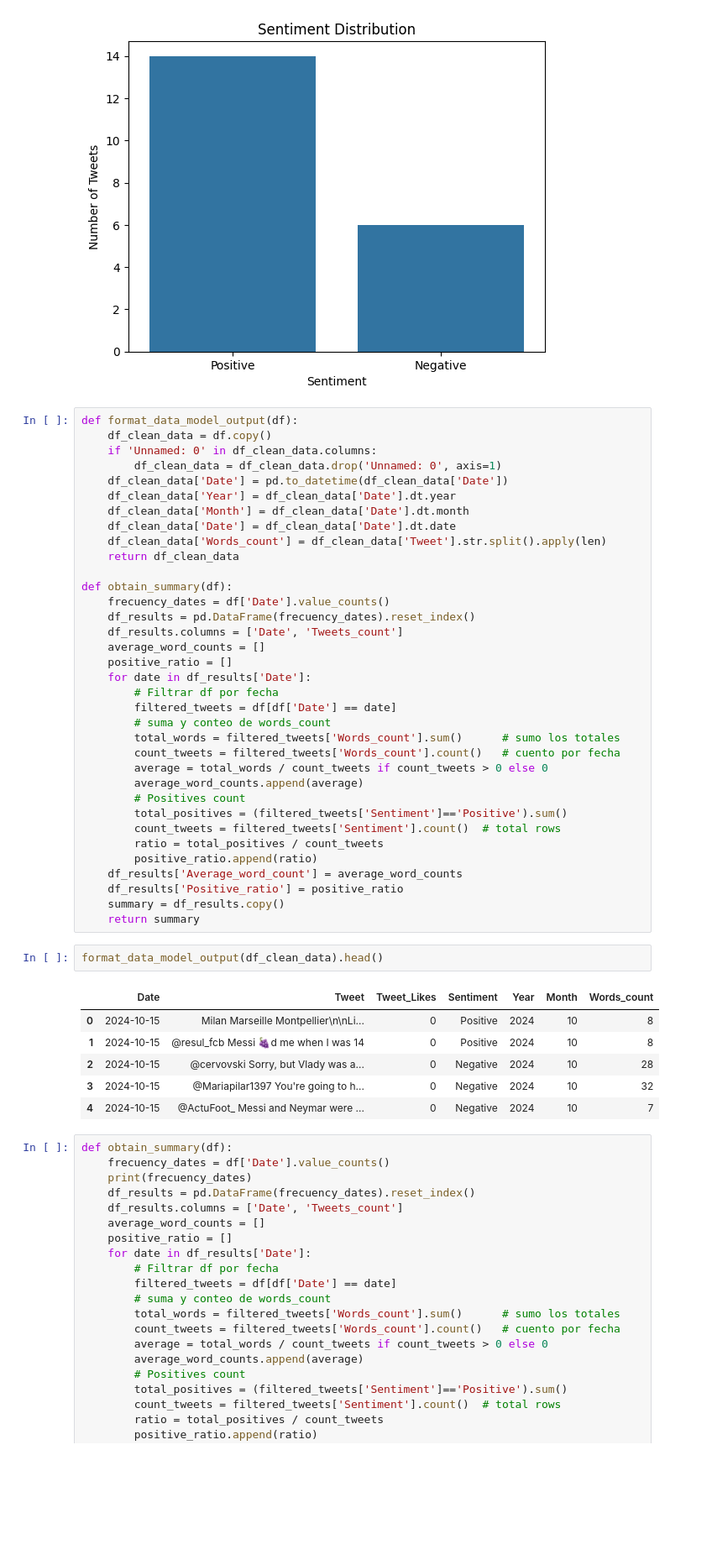
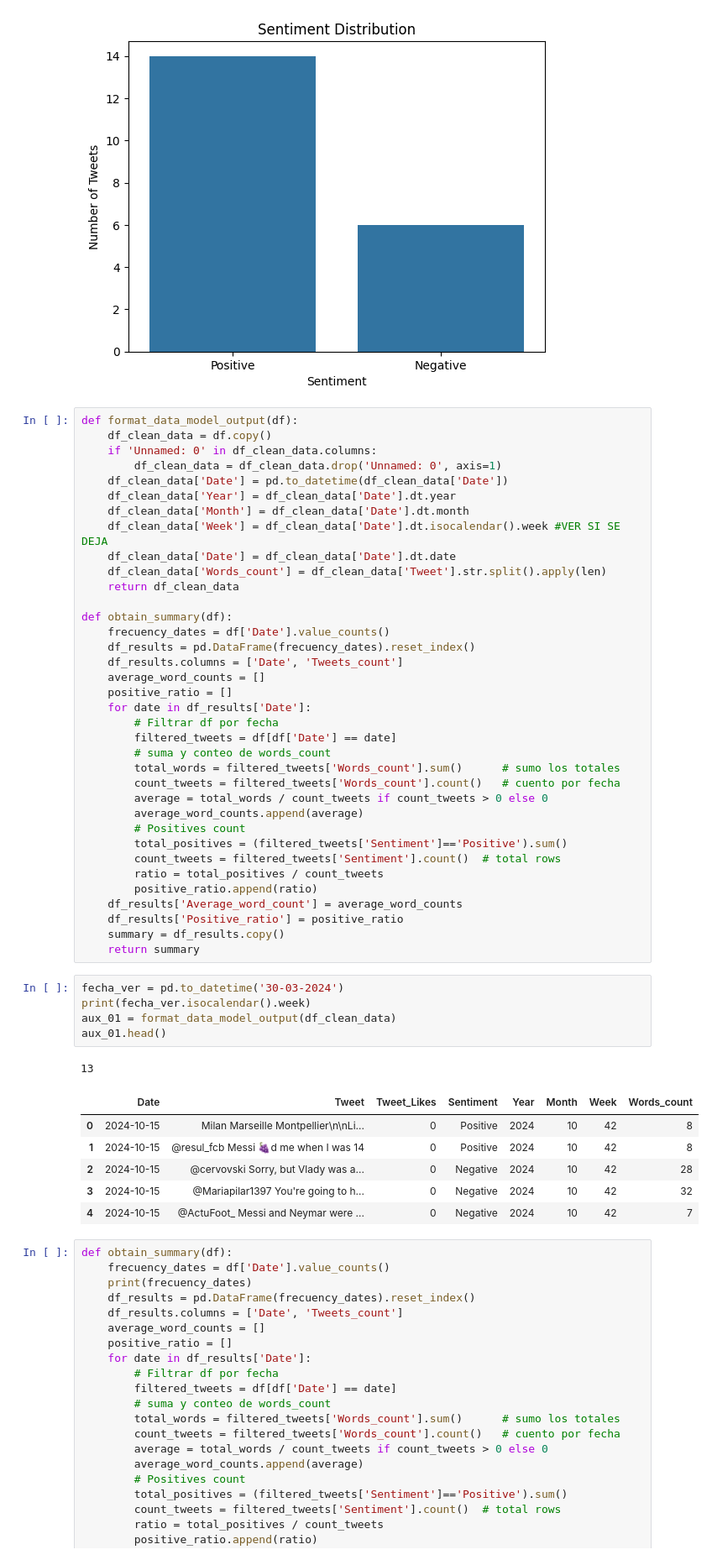
Before and after one commit to Uplyuz/PolarWeb, a Jupyter notebook: pruebas.ipynb, the cells around one changed output. Shown: that part at 84% size. Saved outputs shown, nothing was run; the diff lists cells and outputs as text; blank space fills up the shorter version.

```diff
--- a/pruebas.ipynb
+++ b/pruebas.ipynb
@@ -66,6 +66,7 @@ def format_data_model_output(df):
     df_clean_data['Date'] = pd.to_datetime(df_clean_data['Date'])
     df_clean_data['Year'] = df_clean_data['Date'].dt.year
     df_clean_data['Month'] = df_clean_data['Date'].dt.month
+    df_clean_data['Week'] = df_clean_data['Date'].dt.isocalendar().week #VER SI SE DEJA
     df_clean_data['Date'] = df_clean_data['Date'].dt.date
     df_clean_data['Words_count'] = df_clean_data['Tweet'].str.split().apply(len)
     return df_clean_data
@@ -93,15 +94,19 @@ def obtain_summary(df):
     df_results['Positive_ratio'] = positive_ratio
     summary = df_results.copy()
     return summary
-# %%
-format_data_model_output(df_clean_data).head()
-# %% [output]
-|  | Date | Tweet | Tweet_Likes | Sentiment | Year | Month | Words_count |
-| 0 | 2024-10-15 | Milan Marseille Montpellier\n\nLi... | 0 | Positive | 2024 | 10 | 8 |
-| 1 | 2024-10-15 | @resul_fcb Messi 🍇d me when I was 14 | 0 | Positive | 2024 | 10 | 8 |
-| 2 | 2024-10-15 | @cervovski Sorry, but Vlady was a... | 0 | Negative | 2024 | 10 | 28 |
-| 3 | 2024-10-15 | @Mariapilar1397 You're going to h... | 0 | Negative | 2024 | 10 | 32 |
-| 4 | 2024-10-15 | @ActuFoot_ Messi and Neymar were ... | 0 | Negative | 2024 | 10 | 7 |
+# %%
+fecha_ver = pd.to_datetime('30-03-2024')
+print(fecha_ver.isocalendar().week)
+aux_01 = format_data_model_output(df_clean_data)
+aux_01.head()
+# %% [output]
+13
+|  | Date | Tweet | Tweet_Likes | Sentiment | Year | Month | Week | Words_count |
+| 0 | 2024-10-15 | Milan Marseille Montpellier\n\nLi... | 0 | Positive | 2024 | 10 | 42 | 8 |
+| 1 | 2024-10-15 | @resul_fcb Messi 🍇d me when I was 14 | 0 | Positive | 2024 | 10 | 42 | 8 |
+| 2 | 2024-10-15 | @cervovski Sorry, but Vlady was a... | 0 | Negative | 2024 | 10 | 42 | 28 |
+| 3 | 2024-10-15 | @Mariapilar1397 You're going to h... | 0 | Negative | 2024 | 10 | 42 | 32 |
+| 4 | 2024-10-15 | @ActuFoot_ Messi and Neymar were ... | 0 | Negative | 2024 | 10 | 42 | 7 |
 # %%
 def obtain_summary(df):
     frecuency_dates = df['Date'].value_counts()
```
Also changed, not shown: parts of 5 cells of this notebook, 2 other files.
